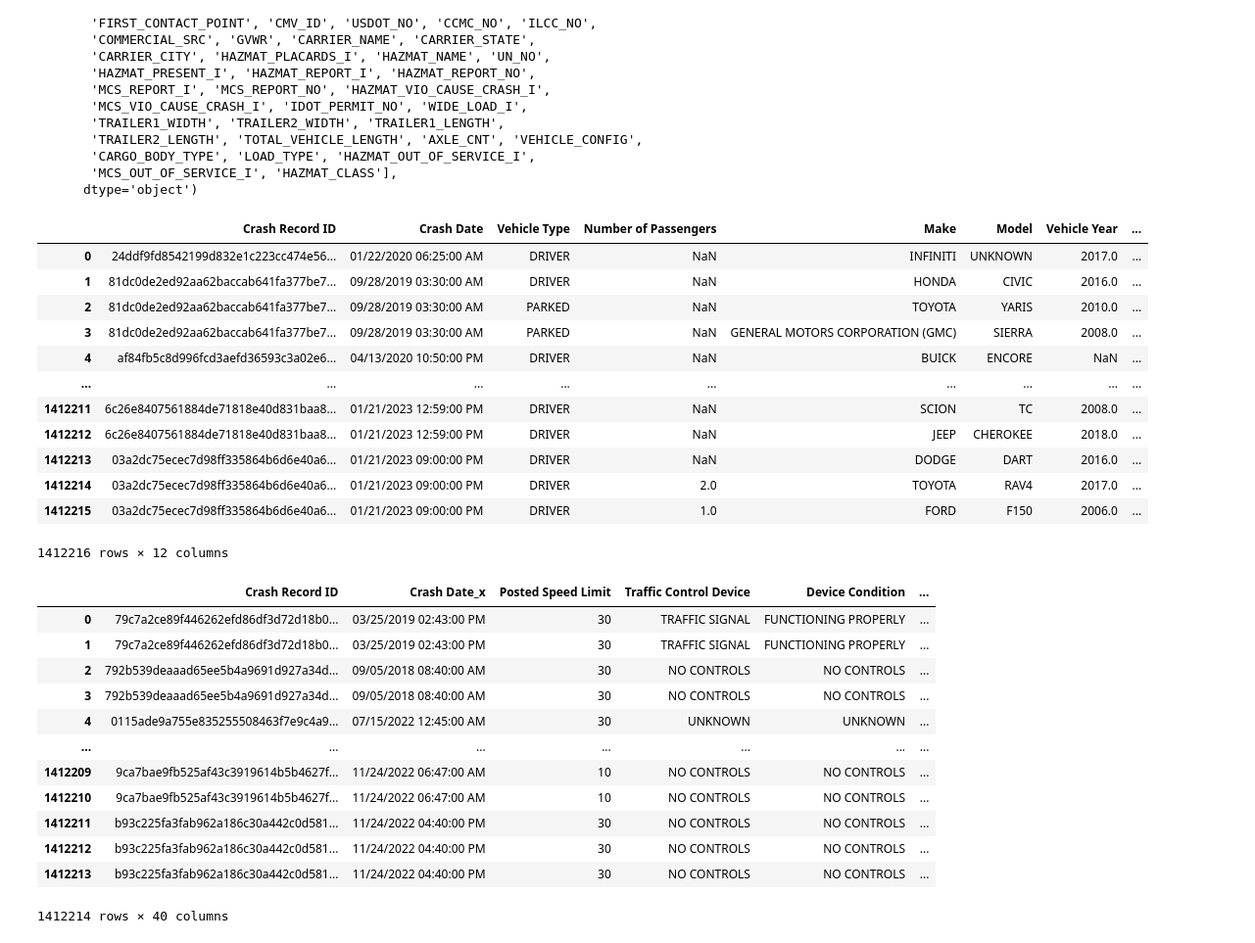
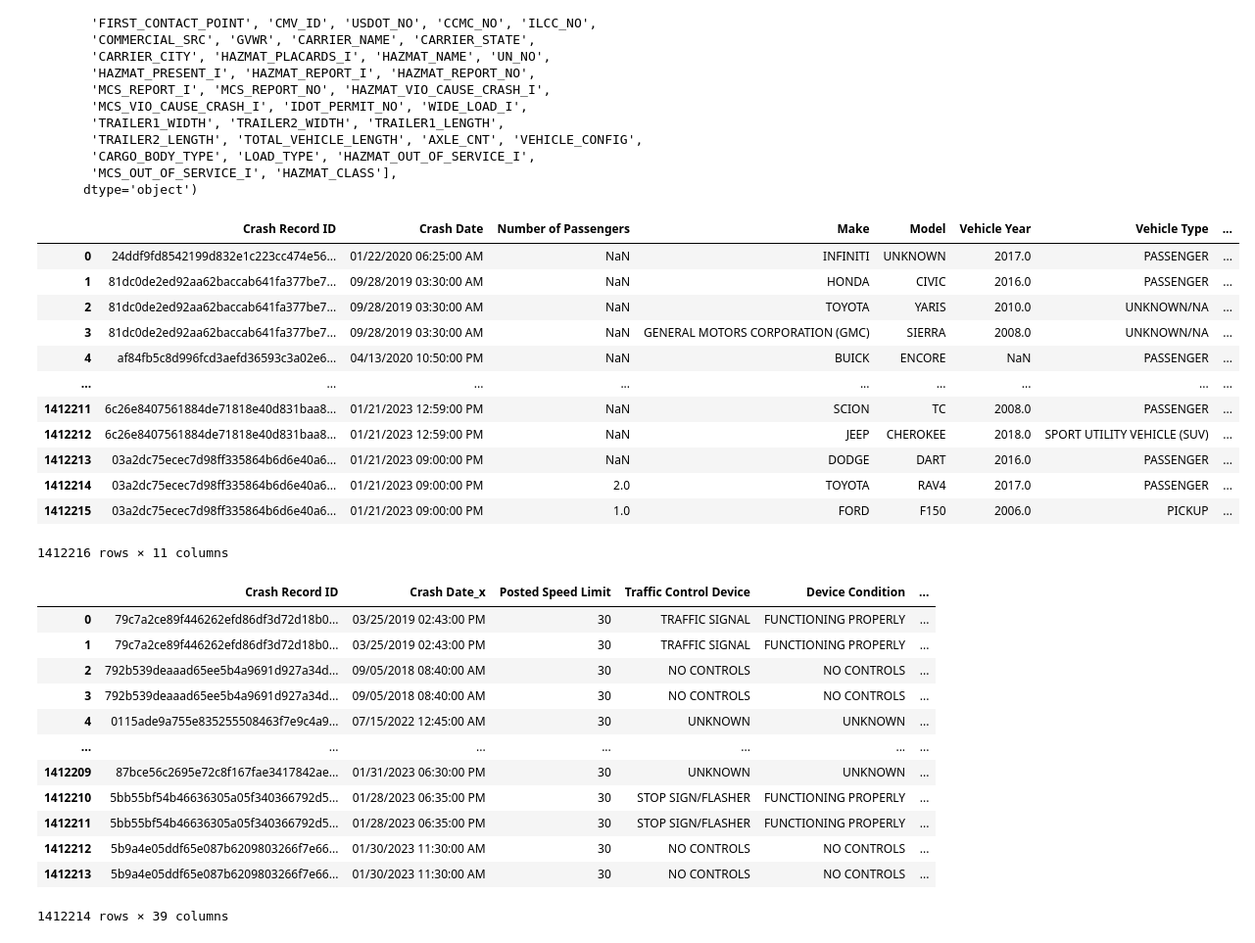
Before and after one commit to jngreco/Team-AutoCrash-Project, a Jupyter notebook: Chicago_Data.ipynb, the cells around one changed output. Shown: that part at 98% size. Saved outputs shown, nothing was run; the diff lists cells and outputs as text; code cells hidden in the pictures.

Commit message:
Cleaning data

```diff
--- a/Chicago_Data.ipynb
+++ b/Chicago_Data.ipynb
@@ -154,37 +154,36 @@ Index(['CRASH_UNIT_ID', 'CRASH_RECORD_ID', 'RD_NO', 'CRASH_DATE', 'UNIT_NO',
        'MCS_OUT_OF_SERVICE_I', 'HAZMAT_CLASS'],
       dtype='object')
 # %%
-vehicle_data_df = vehicle_data.loc[:,['CRASH_RECORD_ID','CRASH_DATE','UNIT_TYPE',
+vehicle_data_df = vehicle_data.loc[:,['CRASH_RECORD_ID','CRASH_DATE',
                                       'NUM_PASSENGERS','MAKE','MODEL',
                                       'VEHICLE_YEAR','VEHICLE_TYPE','TRAVEL_DIRECTION',
                                       'MANEUVER','OCCUPANT_CNT','EXCEED_SPEED_LIMIT_I']]
 vehicle_data_df = vehicle_data_df.rename(columns={'CRASH_RECORD_ID':"Crash Record ID",
                                                     'CRASH_DATE':"Crash Date",
-                                                    'UNIT_TYPE':"Vehicle Type",
                                                     'NUM_PASSENGERS':"Number of Passengers",
                                                     'MAKE':"Make",
                                                     'MODEL':"Model",
                                                     'VEHICLE_YEAR':"Vehicle Year",
                                                     'VEHICLE_TYPE':"Vehicle Type",
                                                     'TRAVEL_DIRECTION':"Travel Direction",
                                                     'MANEUVER':"Maneuver",
                                                     'OCCUPANT_CNT':"Number of Occupants",
                                                     'EXCEED_SPEED_LIMIT_I':"Exceeded Speed Limit"})
 vehicle_data_df
 # %% [output]
-|  | Crash Record ID | Crash Date | Vehicle Type | Number of Passengers | Make | Model | Vehicle Year | ... |
-| 0 | 24ddf9fd8542199d832e1c223cc474e56... | 01/22/2020 06:25:00 AM | DRIVER | NaN | INFINITI | UNKNOWN | 2017.0 | ... |
-| 1 | 81dc0de2ed92aa62baccab641fa377be7... | 09/28/2019 03:30:00 AM | DRIVER | NaN | HONDA | CIVIC | 2016.0 | ... |
-| 2 | 81dc0de2ed92aa62baccab641fa377be7... | 09/28/2019 03:30:00 AM | PARKED | NaN | TOYOTA | YARIS | 2010.0 | ... |
-| 3 | 81dc0de2ed92aa62baccab641fa377be7... | 09/28/2019 03:30:00 AM | PARKED | NaN | GENERAL MOTORS CORPORATION (GMC) | SIERRA | 2008.0 | ... |
-| 4 | af84fb5c8d996fcd3aefd36593c3a02e6... | 04/13/2020 10:50:00 PM | DRIVER | NaN | BUICK | ENCORE | NaN | ... |
+|  | Crash Record ID | Crash Date | Number of Passengers | Make | Model | Vehicle Year | Vehicle Type | ... |
+| 0 | 24ddf9fd8542199d832e1c223cc474e56... | 01/22/2020 06:25:00 AM | NaN | INFINITI | UNKNOWN | 2017.0 | PASSENGER | ... |
+| 1 | 81dc0de2ed92aa62baccab641fa377be7... | 09/28/2019 03:30:00 AM | NaN | HONDA | CIVIC | 2016.0 | PASSENGER | ... |
+| 2 | 81dc0de2ed92aa62baccab641fa377be7... | 09/28/2019 03:30:00 AM | NaN | TOYOTA | YARIS | 2010.0 | UNKNOWN/NA | ... |
+| 3 | 81dc0de2ed92aa62baccab641fa377be7... | 09/28/2019 03:30:00 AM | NaN | GENERAL MOTORS CORPORATION (GMC) | SIERRA | 2008.0 | UNKNOWN/NA | ... |
+| 4 | af84fb5c8d996fcd3aefd36593c3a02e6... | 04/13/2020 10:50:00 PM | NaN | BUICK | ENCORE | NaN | PASSENGER | ... |
 | ... | ... | ... | ... | ... | ... | ... | ... | ... |
-| 1412211 | 6c26e8407561884de71818e40d831baa8... | 01/21/2023 12:59:00 PM | DRIVER | NaN | SCION | TC | 2008.0 | ... |
-| 1412212 | 6c26e8407561884de71818e40d831baa8... | 01/21/2023 12:59:00 PM | DRIVER | NaN | JEEP | CHEROKEE | 2018.0 | ... |
-| 1412213 | 03a2dc75ecec7d98ff335864b6d6e40a6... | 01/21/2023 09:00:00 PM | DRIVER | NaN | DODGE | DART | 2016.0 | ... |
-| 1412214 | 03a2dc75ecec7d98ff335864b6d6e40a6... | 01/21/2023 09:00:00 PM | DRIVER | 2.0 | TOYOTA | RAV4 | 2017.0 | ... |
-| 1412215 | 03a2dc75ecec7d98ff335864b6d6e40a6... | 01/21/2023 09:00:00 PM | DRIVER | 1.0 | FORD | F150 | 2006.0 | ... |
+| 1412211 | 6c26e8407561884de71818e40d831baa8... | 01/21/2023 12:59:00 PM | NaN | SCION | TC | 2008.0 | PASSENGER | ... |
+| 1412212 | 6c26e8407561884de71818e40d831baa8... | 01/21/2023 12:59:00 PM | NaN | JEEP | CHEROKEE | 2018.0 | SPORT UTILITY VEHICLE (SUV) | ... |
+| 1412213 | 03a2dc75ecec7d98ff335864b6d6e40a6... | 01/21/2023 09:00:00 PM | NaN | DODGE | DART | 2016.0 | PASSENGER | ... |
+| 1412214 | 03a2dc75ecec7d98ff335864b6d6e40a6... | 01/21/2023 09:00:00 PM | 2.0 | TOYOTA | RAV4 | 2017.0 | PASSENGER | ... |
+| 1412215 | 03a2dc75ecec7d98ff335864b6d6e40a6... | 01/21/2023 09:00:00 PM | 1.0 | FORD | F150 | 2006.0 | PICKUP | ... |
-1412216 rows × 12 columns
+1412216 rows × 11 columns
 # %%
 chicago_df = pd.merge(crash_data_df, vehicle_data_df, on="Crash Record ID")
 pd.options.display.max_columns = 500
@@ -197,11 +196,11 @@ chicago_df
 | 3 | 792b539deaaad65ee5b4a9691d927a34d... | 09/05/2018 08:40:00 AM | 30 | NO CONTROLS | NO CONTROLS | ... |
 | 4 | 0115ade9a755e835255508463f7e9c4a9... | 07/15/2022 12:45:00 AM | 30 | UNKNOWN | UNKNOWN | ... |
 | ... | ... | ... | ... | ... | ... | ... |
-| 1412209 | 9ca7bae9fb525af43c3919614b5b4627f... | 11/24/2022 06:47:00 AM | 10 | NO CONTROLS | NO CONTROLS | ... |
-| 1412210 | 9ca7bae9fb525af43c3919614b5b4627f... | 11/24/2022 06:47:00 AM | 10 | NO CONTROLS | NO CONTROLS | ... |
-| 1412211 | b93c225fa3fab962a186c30a442c0d581... | 11/24/2022 04:40:00 PM | 30 | NO CONTROLS | NO CONTROLS | ... |
-| 1412212 | b93c225fa3fab962a186c30a442c0d581... | 11/24/2022 04:40:00 PM | 30 | NO CONTROLS | NO CONTROLS | ... |
-| 1412213 | b93c225fa3fab962a186c30a442c0d581... | 11/24/2022 04:40:00 PM | 30 | NO CONTROLS | NO CONTROLS | ... |
+| 1412209 | 87bce56c2695e72c8f167fae3417842ae... | 01/31/2023 06:30:00 PM | 30 | UNKNOWN | UNKNOWN | ... |
+| 1412210 | 5bb55bf54b46636305a05f340366792d5... | 01/28/2023 06:35:00 PM | 30 | STOP SIGN/FLASHER | FUNCTIONING PROPERLY | ... |
+| 1412211 | 5bb55bf54b46636305a05f340366792d5... | 01/28/2023 06:35:00 PM | 30 | STOP SIGN/FLASHER | FUNCTIONING PROPERLY | ... |
+| 1412212 | 5b9a4e05ddf65e087b6209803266f7e66... | 01/30/2023 11:30:00 AM | 30 | NO CONTROLS | NO CONTROLS | ... |
+| 1412213 | 5b9a4e05ddf65e087b6209803266f7e66... | 01/30/2023 11:30:00 AM | 30 | NO CONTROLS | NO CONTROLS | ... |
-1412214 rows × 40 columns
+1412214 rows × 39 columns
 # %%
 chicago_df = chicago_df.drop(columns=["Crash Date_y"])
```
Also changed, not shown: parts of 13 cells of this notebook.
